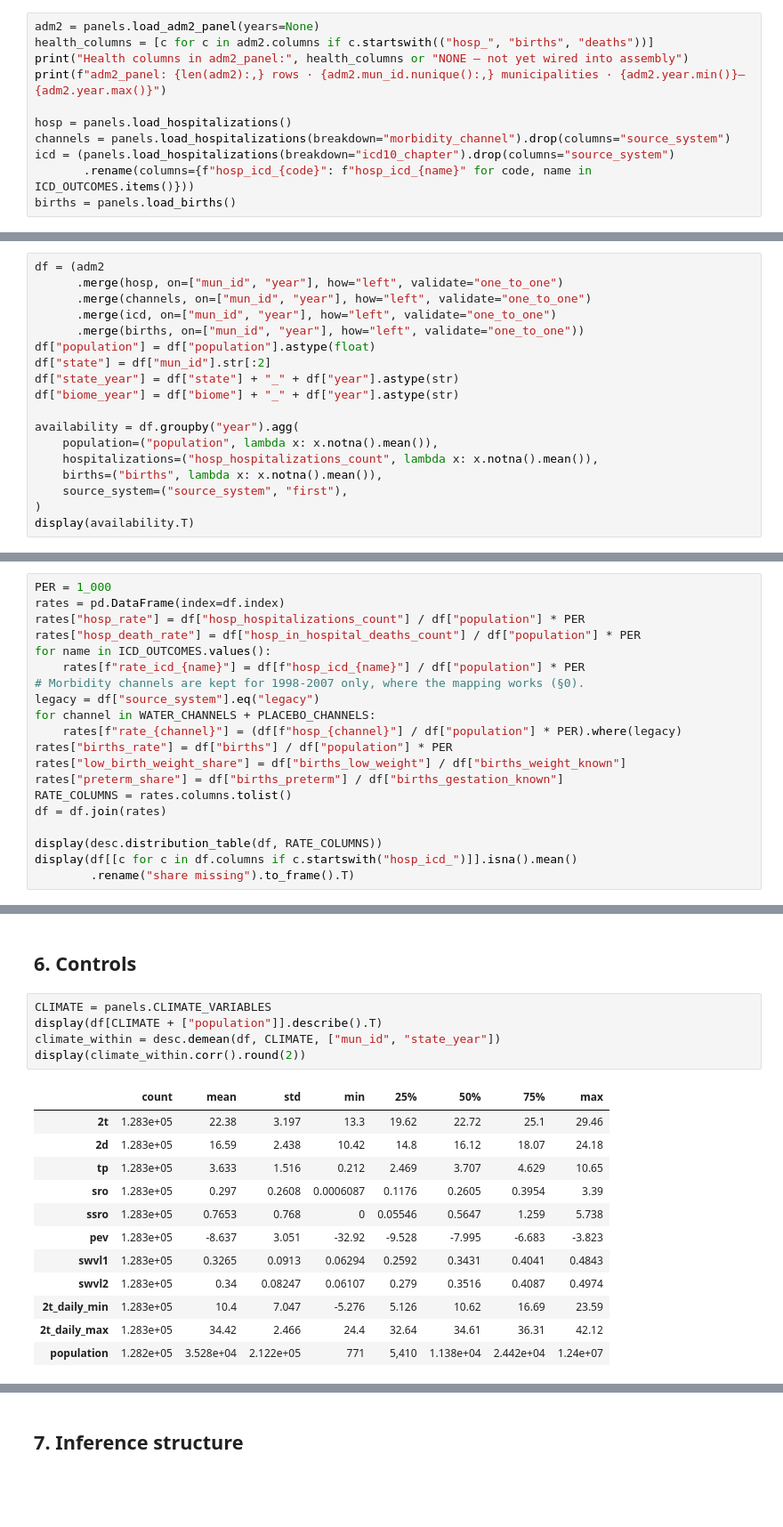
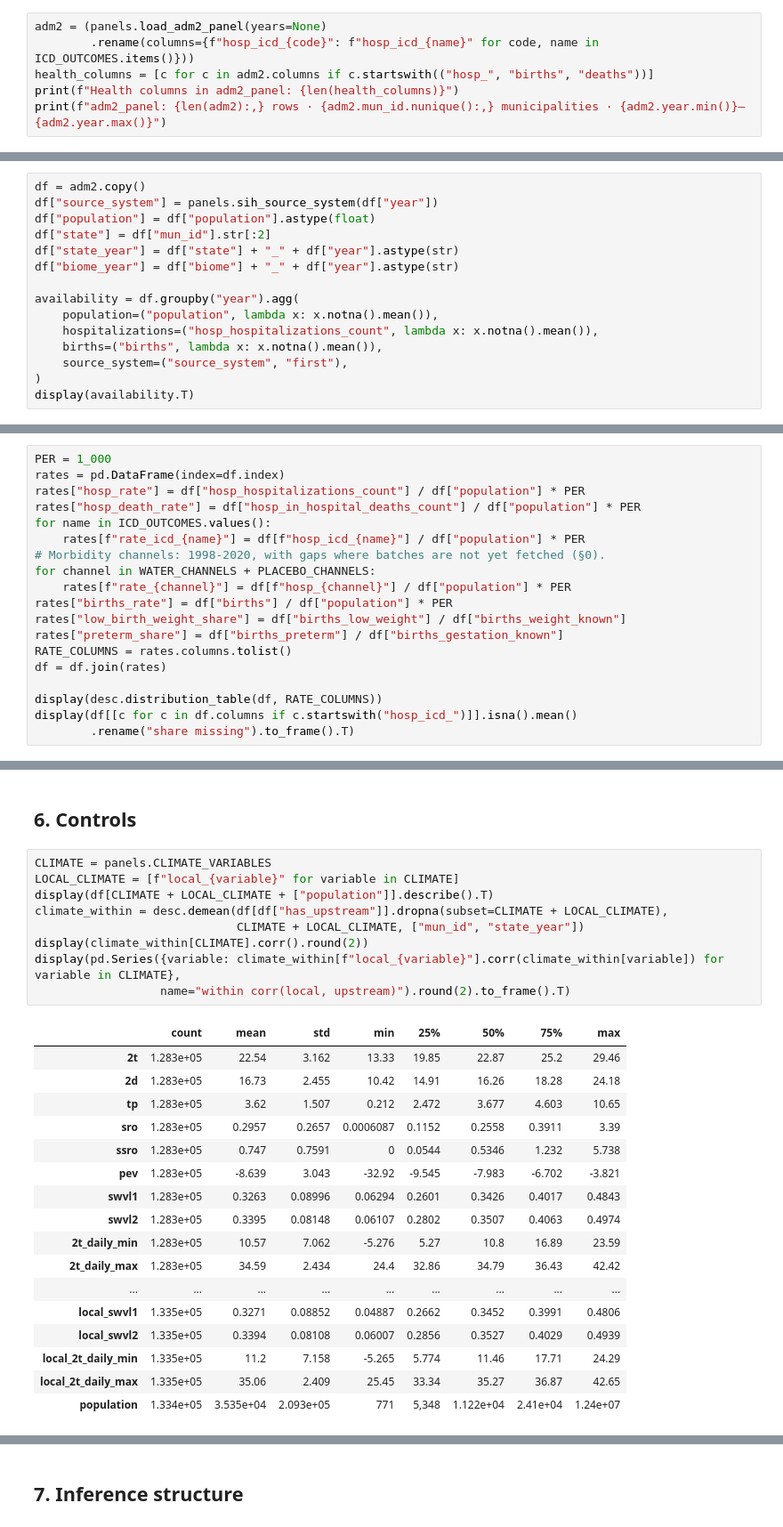
Before and after one commit to felixschulz385/Masterthesis, a Jupyter notebook: output/notebooks/health/01_descriptives.ipynb, the cells around one changed output, grey strips where cells are left out. Shown at 89% size. Cells and saved outputs as stored; diff of their text form; blank space fills up the shorter version.

```diff
--- a/output/notebooks/health/01_descriptives.ipynb
+++ b/output/notebooks/health/01_descriptives.ipynb
@@ -68,14 +67,9 @@ ICD_OUTCOMES = {
 # %% [markdown]
 ## 0. Data readiness and join
 # %%
-adm2 = panels.load_adm2_panel(years=None)
+adm2 = (panels.load_adm2_panel(years=None)
+        .rename(columns={f"hosp_icd_{code}": f"hosp_icd_{name}" for code, name in ICD_OUTCOMES.items()}))
 health_columns = [c for c in adm2.columns if c.startswith(("hosp_", "births", "deaths"))]
-print("Health columns in adm2_panel:", health_columns or "NONE — not yet wired into assembly")
+print(f"Health columns in adm2_panel: {len(health_columns)}")
 print(f"adm2_panel: {len(adm2):,} rows · {adm2.mun_id.nunique():,} municipalities · {adm2.year.min()}–{adm2.year.max()}")
-
-hosp = panels.load_hospitalizations()
-channels = panels.load_hospitalizations(breakdown="morbidity_channel").drop(columns="source_system")
-icd = (panels.load_hospitalizations(breakdown="icd10_chapter").drop(columns="source_system")
-       .rename(columns={f"hosp_icd_{code}": f"hosp_icd_{name}" for code, name in ICD_OUTCOMES.items()}))
-births = panels.load_births()
 # %% [output]
@@ -119,9 +110,6 @@ Share of all hospitalizations in unmatched codes: 4.36%
 # %%
-df = (adm2
-      .merge(hosp, on=["mun_id", "year"], how="left", validate="one_to_one")
-      .merge(channels, on=["mun_id", "year"], how="left", validate="one_to_one")
-      .merge(icd, on=["mun_id", "year"], how="left", validate="one_to_one")
-      .merge(births, on=["mun_id", "year"], how="left", validate="one_to_one"))
+df = adm2.copy()
+df["source_system"] = panels.sih_source_system(df["year"])
 df["population"] = df["population"].astype(float)
 df["state"] = df["mun_id"].str[:2]
 df["state_year"] = df["state"] + "_" + df["year"].astype(str)
@@ -233,10 +223,9 @@ rates["hosp_rate"] = df["hosp_hospitalizations_count"] / df["population"] * PER
 rates["hosp_death_rate"] = df["hosp_in_hospital_deaths_count"] / df["population"] * PER
 for name in ICD_OUTCOMES.values():
     rates[f"rate_icd_{name}"] = df[f"hosp_icd_{name}"] / df["population"] * PER
-# Morbidity channels are kept for 1998-2007 only, where the mapping works (§0).
-legacy = df["source_system"].eq("legacy")
+# Morbidity channels: 1998-2020, with gaps where batches are not yet fetched (§0).
 for channel in WATER_CHANNELS + PLACEBO_CHANNELS:
-    rates[f"rate_{channel}"] = (df[f"hosp_{channel}"] / df["population"] * PER).where(legacy)
+    rates[f"rate_{channel}"] = df[f"hosp_{channel}"] / df["population"] * PER
 rates["births_rate"] = df["births"] / df["population"] * PER
 rates["low_birth_weight_share"] = df["births_low_weight"] / df["births_weight_known"]
 rates["preterm_share"] = df["births_preterm"] / df["births_gestation_known"]
@@ -575,20 +585,29 @@ and bandwidth (the assembly default is effectively flat), and the upstream reach
 ## 6. Controls
 # %%
 CLIMATE = panels.CLIMATE_VARIABLES
-display(df[CLIMATE + ["population"]].describe().T)
-climate_within = desc.demean(df, CLIMATE, ["mun_id", "state_year"])
-display(climate_within.corr().round(2))
+LOCAL_CLIMATE = [f"local_{variable}" for variable in CLIMATE]
+display(df[CLIMATE + LOCAL_CLIMATE + ["population"]].describe().T)
+climate_within = desc.demean(df[df["has_upstream"]].dropna(subset=CLIMATE + LOCAL_CLIMATE),
+                             CLIMATE + LOCAL_CLIMATE, ["mun_id", "state_year"])
+display(climate_within[CLIMATE].corr().round(2))
+display(pd.Series({variable: climate_within[f"local_{variable}"].corr(climate_within[variable]) for variable in CLIMATE},
+                  name="within corr(local, upstream)").round(2).to_frame().T)
 # %% [output]
 |  | count | mean | std | min | 25% | 50% | 75% | max |
-| 2t | 1.283e+05 | 22.38 | 3.197 | 13.3 | 19.62 | 22.72 | 25.1 | 29.46 |
-| 2d | 1.283e+05 | 16.59 | 2.438 | 10.42 | 14.8 | 16.12 | 18.07 | 24.18 |
-| tp | 1.283e+05 | 3.633 | 1.516 | 0.212 | 2.469 | 3.707 | 4.629 | 10.65 |
-| sro | 1.283e+05 | 0.297 | 0.2608 | 0.0006087 | 0.1176 | 0.2605 | 0.3954 | 3.39 |
-| ssro | 1.283e+05 | 0.7653 | 0.768 | 0 | 0.05546 | 0.5647 | 1.259 | 5.738 |
-| pev | 1.283e+05 | -8.637 | 3.051 | -32.92 | -9.528 | -7.995 | -6.683 | -3.823 |
-| swvl1 | 1.283e+05 | 0.3265 | 0.0913 | 0.06294 | 0.2592 | 0.3431 | 0.4041 | 0.4843 |
-| swvl2 | 1.283e+05 | 0.34 | 0.08247 | 0.06107 | 0.279 | 0.3516 | 0.4087 | 0.4974 |
-| 2t_daily_min | 1.283e+05 | 10.4 | 7.047 | -5.276 | 5.126 | 10.62 | 16.69 | 23.59 |
-| 2t_daily_max | 1.283e+05 | 34.42 | 2.466 | 24.4 | 32.64 | 34.61 | 36.31 | 42.12 |
-| population | 1.282e+05 | 3.528e+04 | 2.122e+05 | 771 | 5,410 | 1.138e+04 | 2.442e+04 | 1.24e+07 |
+| 2t | 1.283e+05 | 22.54 | 3.162 | 13.33 | 19.85 | 22.87 | 25.2 | 29.46 |
+| 2d | 1.283e+05 | 16.73 | 2.455 | 10.42 | 14.91 | 16.26 | 18.28 | 24.18 |
+| tp | 1.283e+05 | 3.62 | 1.507 | 0.212 | 2.472 | 3.677 | 4.603 | 10.65 |
+| sro | 1.283e+05 | 0.2957 | 0.2657 | 0.0006087 | 0.1152 | 0.2558 | 0.3911 | 3.39 |
+| ssro | 1.283e+05 | 0.747 | 0.7591 | 0 | 0.0544 | 0.5346 | 1.232 | 5.738 |
+| pev | 1.283e+05 | -8.639 | 3.043 | -32.92 | -9.545 | -7.983 | -6.702 | -3.821 |
+| swvl1 | 1.283e+05 | 0.3263 | 0.08996 | 0.06294 | 0.2601 | 0.3426 | 0.4017 | 0.4843 |
+| swvl2 | 1.283e+05 | 0.3395 | 0.08148 | 0.06107 | 0.2802 | 0.3507 | 0.4063 | 0.4974 |
+| 2t_daily_min | 1.283e+05 | 10.57 | 7.062 | -5.276 | 5.27 | 10.8 | 16.89 | 23.59 |
+| 2t_daily_max | 1.283e+05 | 34.59 | 2.434 | 24.4 | 32.86 | 34.79 | 36.43 | 42.42 |
+| ... | ... | ... | ... | ... | ... | ... | ... | ... |
+| local_swvl1 | 1.335e+05 | 0.3271 | 0.08852 | 0.04887 | 0.2662 | 0.3452 | 0.3991 | 0.4806 |
+| local_swvl2 | 1.335e+05 | 0.3394 | 0.08108 | 0.06007 | 0.2856 | 0.3527 | 0.4029 | 0.4939 |
+| local_2t_daily_min | 1.335e+05 | 11.2 | 7.158 | -5.265 | 5.774 | 11.46 | 17.71 | 24.29 |
+| local_2t_daily_max | 1.335e+05 | 35.06 | 2.409 | 25.45 | 33.34 | 35.27 | 36.87 | 42.65 |
+| population | 1.334e+05 | 3.535e+04 | 2.093e+05 | 771 | 5,348 | 1.122e+04 | 2.41e+04 | 1.24e+07 |
 |  | 2t | 2d | tp | sro | ssro | pev | swvl1 | swvl2 | 2t_daily_min | 2t_daily_max |
```
Also changed, not shown: parts of 31 cells of this notebook, 2 other files.
